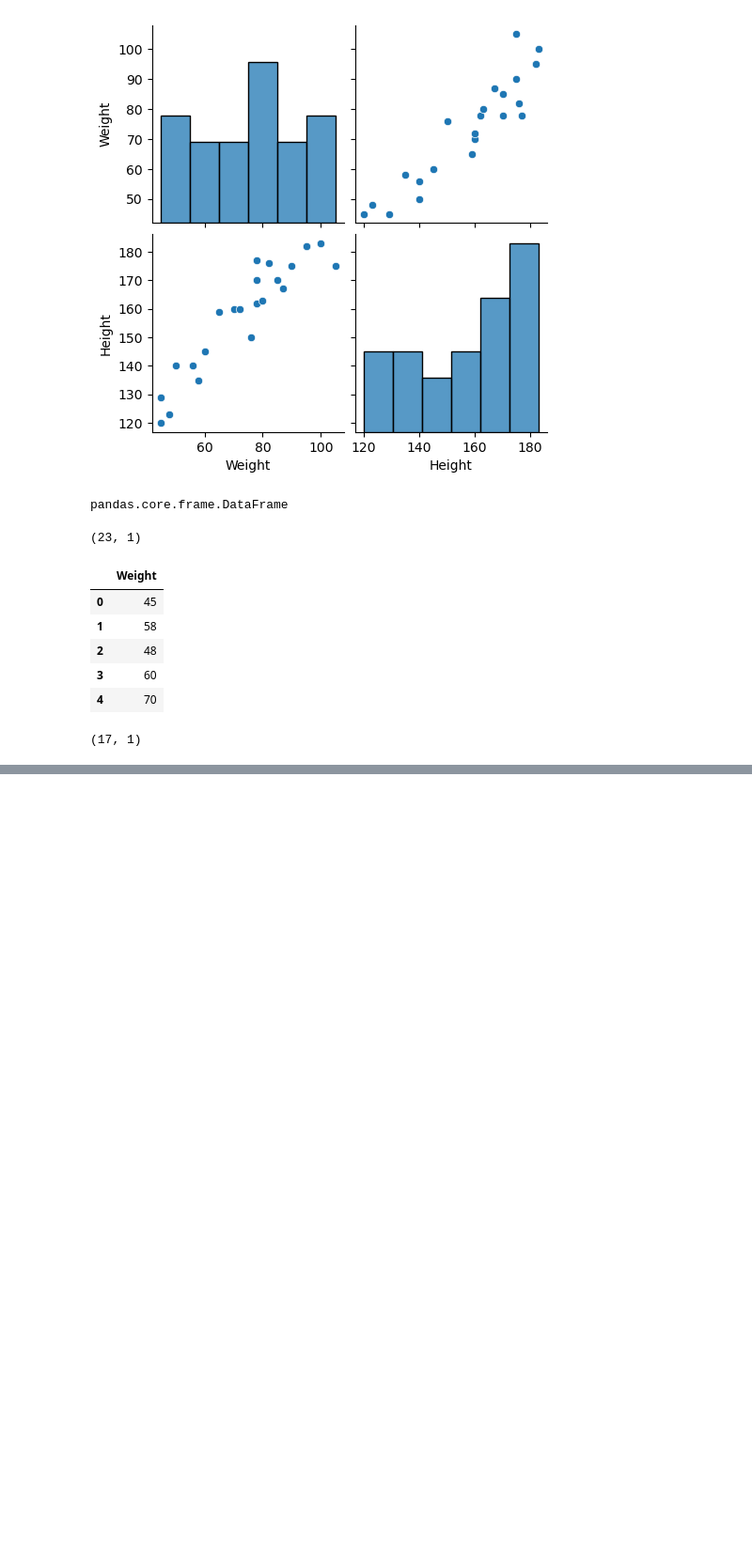
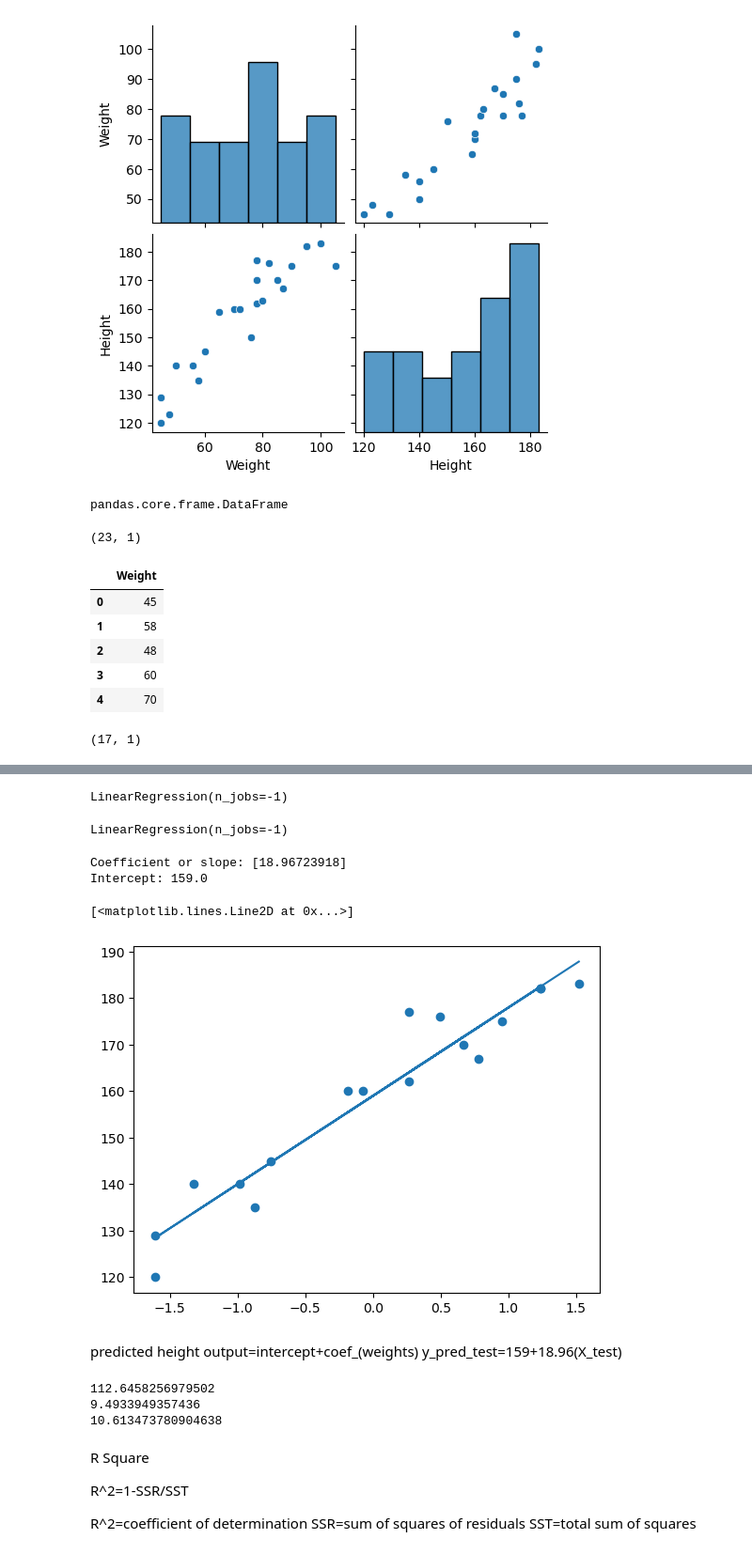
Before and after one commit to Kavychangela/AI-ML, a Jupyter notebook: 13. Machine Learning/SimpleLinearRegression/simplelinearregression.ipynb, the cells around one changed output, grey strips where cells are left out. Shown at 94% size. Cells and saved outputs as stored; diff of their text form; code cells hidden in the pictures; blank space fills up the shorter version.

```diff
--- a/13. Machine Learning/SimpleLinearRegression/simplelinearregression.ipynb
+++ b/13. Machine Learning/SimpleLinearRegression/simplelinearregression.ipynb
@@ -72,0 +74,3 @@ X_train.shape
+# %%
+scalar=StandardScaler()
+X_train=scalar.fit_transform(X_train)
@@ -72,0 +91,26 @@ X_train.shape
+# %%
+regression=LinearRegression(n_jobs=-1)
+# %%
+regression.fit(X_train, y_train)
+# %% [output]
+LinearRegression(n_jobs=-1)
+# %%
+regression
+# %% [output]
+LinearRegression(n_jobs=-1)
+# %%
+print("Coefficient or slope:", regression.coef_)
+print("Intercept:", regression.intercept_)
+# %% [output]
+Coefficient or slope: [18.96723918]
+Intercept: 159.0
+# %%
+## Plot Training data plot best fit line
+plt.scatter(X_train, y_train)
+plt.plot(X_train, regression.predict(X_train))
+# %% [output]
+[<matplotlib.lines.Line2D at 0x...>]
+[figure, added]
+# %% [markdown]
+predicted height output=intercept+coef_(weights)
+y_pred_test=159+18.96(X_test)
@@ -72,0 +123,17 @@ X_train.shape
+# %%
+mse=mean_squared_error(y_test, y_pred)
+mae=mean_absolute_error(y_test, y_pred)
+rmse=np.sqrt(mse)
+print(mse)
+print(mae)
+print(rmse)
+# %% [output]
+112.6458256979502
+9.4933949357436
+10.613473780904638
+# %% [markdown]
+R Square
+
+R^2=1-SSR/SST
+
+R^2=coefficient of determination SSR=sum of squares of residuals SST=total sum of squares
```
Also changed, not shown: parts of 16 cells of this notebook, 4 other files.
